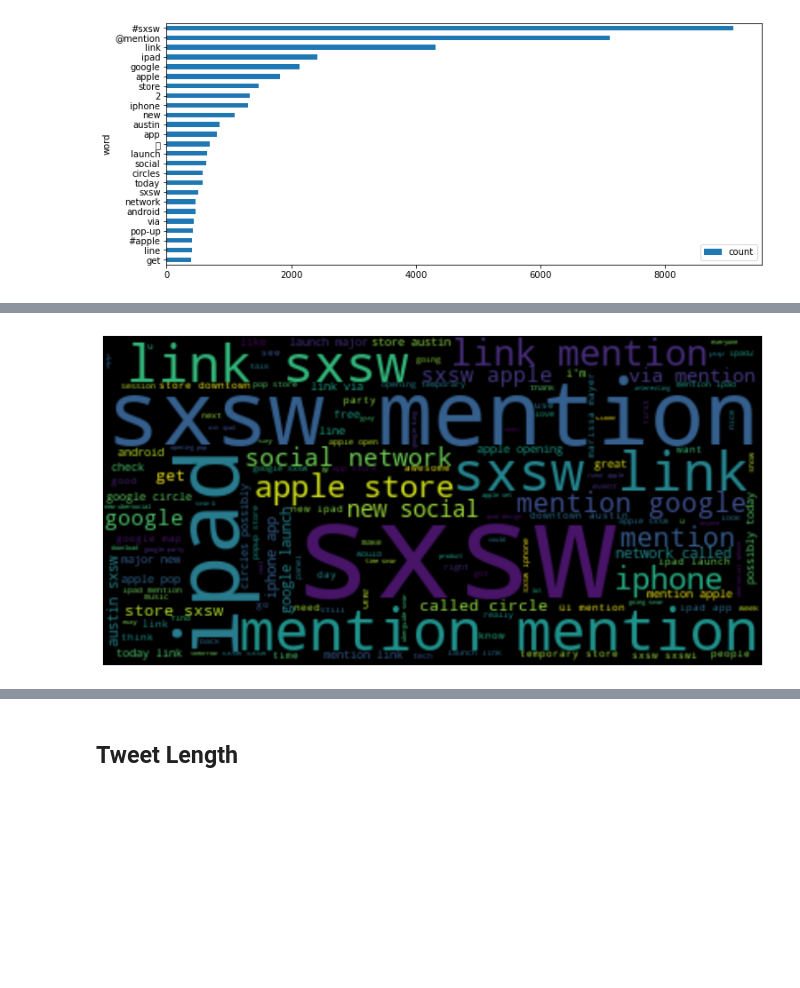
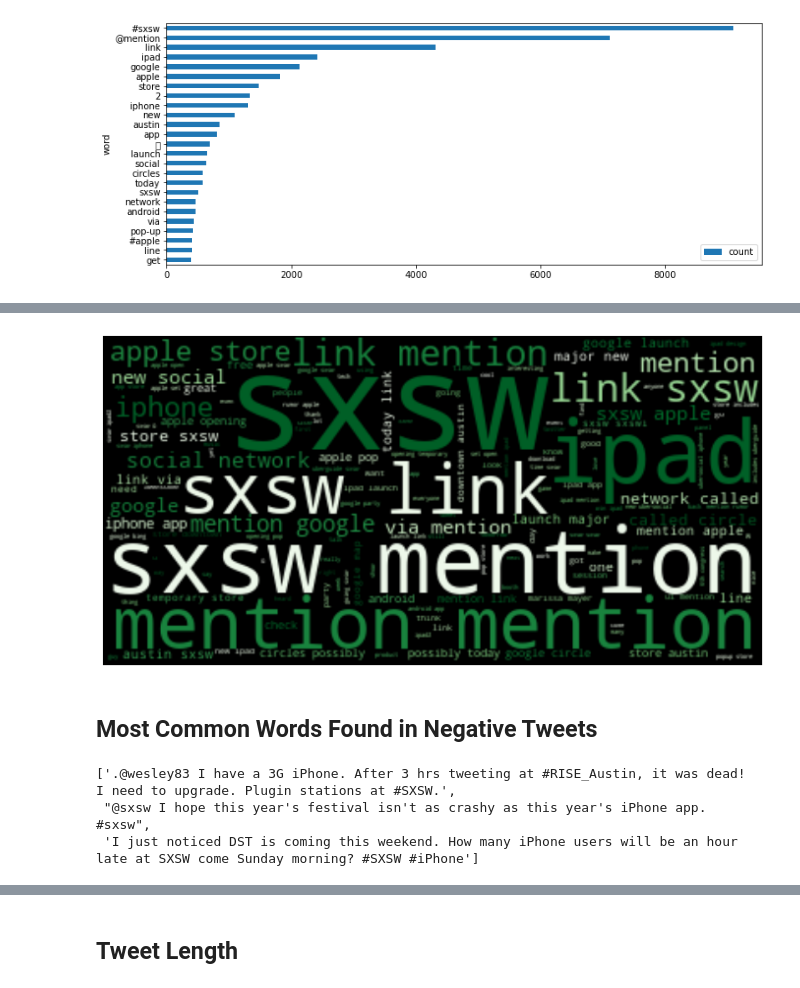
Before and after one commit to rcauvy/product-review-analysis-nlp, a Jupyter notebook: index.ipynb, the cells around one changed output, grey strips where cells are left out. Drawn from its saved outputs; the diff is of its cells as text; code cells hidden in the pictures; blank space fills up the shorter version.

```diff
--- a/index.ipynb
+++ b/index.ipynb
@@ -611,0 +630,2 @@ plot_most_common(freq,25)
+# %%
+positive_tokens = [w.lower() for w in tweet_tokens  if w.lower() not in sxsw_stopwords]
@@ -612,15 +659,29 @@ plot_most_common(freq,25)
 # %%
 from wordcloud import WordCloud
 
-## Initalize a WordCloud with our stopwords_list and no bigrams
-wordcloud = WordCloud(stopwords=stopwords_list,collocations=True)
+def generate_wordcloud(tokens, collocations=True, colormap='Greens',
+                       display=True):
 
-## Generate wordcloud from stopped_tokens
-wordcloud.generate(','.join(stopped_tokens))
+    # Initalize a WordCloud with our stopwords_list and no bigrams
+    wordcloud = WordCloud(collocations=collocations, colormap=colormap)
 
-## Plot with matplotlib
-plt.figure(figsize = (12, 12), facecolor = None )
-plt.imshow(wordcloud,interpolation='bilinear')
-plt.axis('off');
+    # Generate wordcloud from stopped_tokens
+    wordcloud.generate(','.join(stopped_tokens))
+
+    # Plot with matplotlib
+    plt.figure(figsize = (12, 12), facecolor = None )
+    plt.imshow(wordcloud,interpolation='bilinear')
+    plt.axis('off');
-# %% [output]
-[figure, removed]
+# %%
+positive_cloud = generate_wordcloud(positive_tokens)
+# %% [output]
+[figure, added]
+# %% [markdown]
+## Most Common Words Found in Negative Tweets
+# %%
+negative_corpus = negative_df['text'].to_list()
+negative_corpus [:3]
+# %% [output]
+['.@wesley83 I have a 3G iPhone. After 3 hrs tweeting at #RISE_Austin, it was dead!  I need to upgrade. Plugin stations at #SXSW.',
+ "@sxsw I hope this year's festival isn't as crashy as this year's iPhone app. #sxsw",
+ 'I just noticed DST is coming this weekend. How many iPhone users will be an hour late at SXSW come Sunday morning? #SXSW #iPhone']
```
Also changed, not shown: parts of 31 cells of this notebook.
